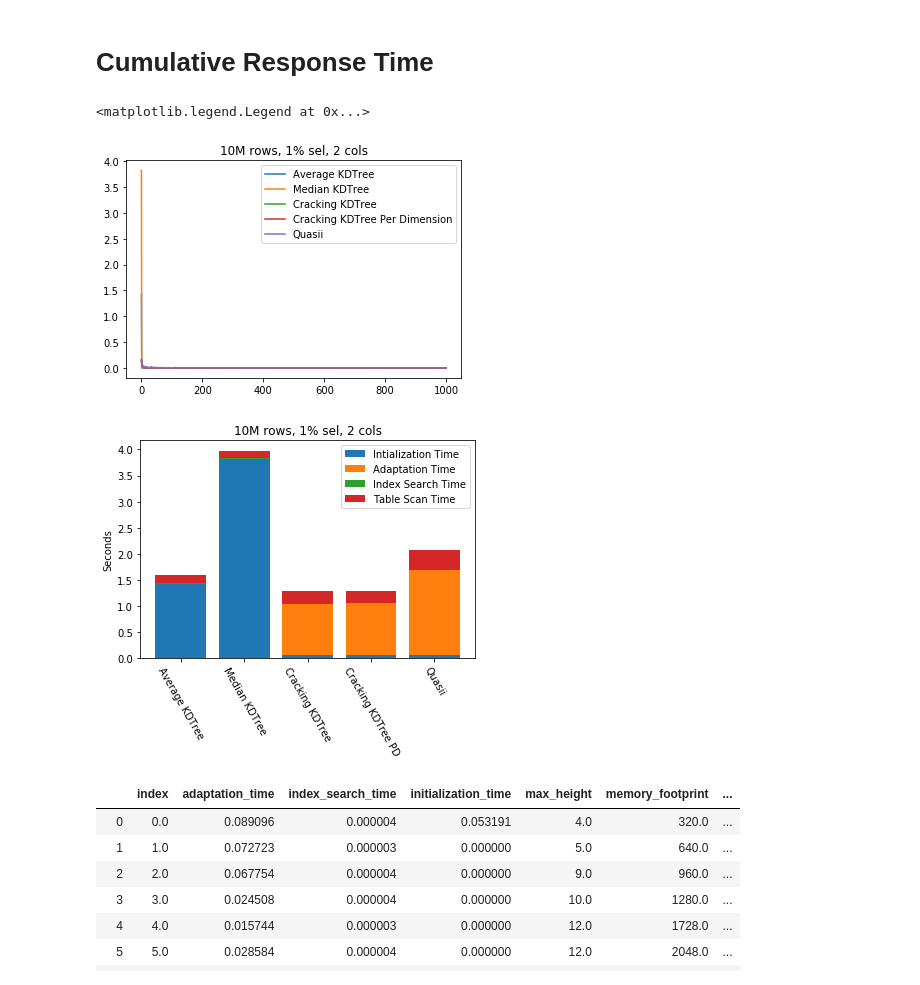
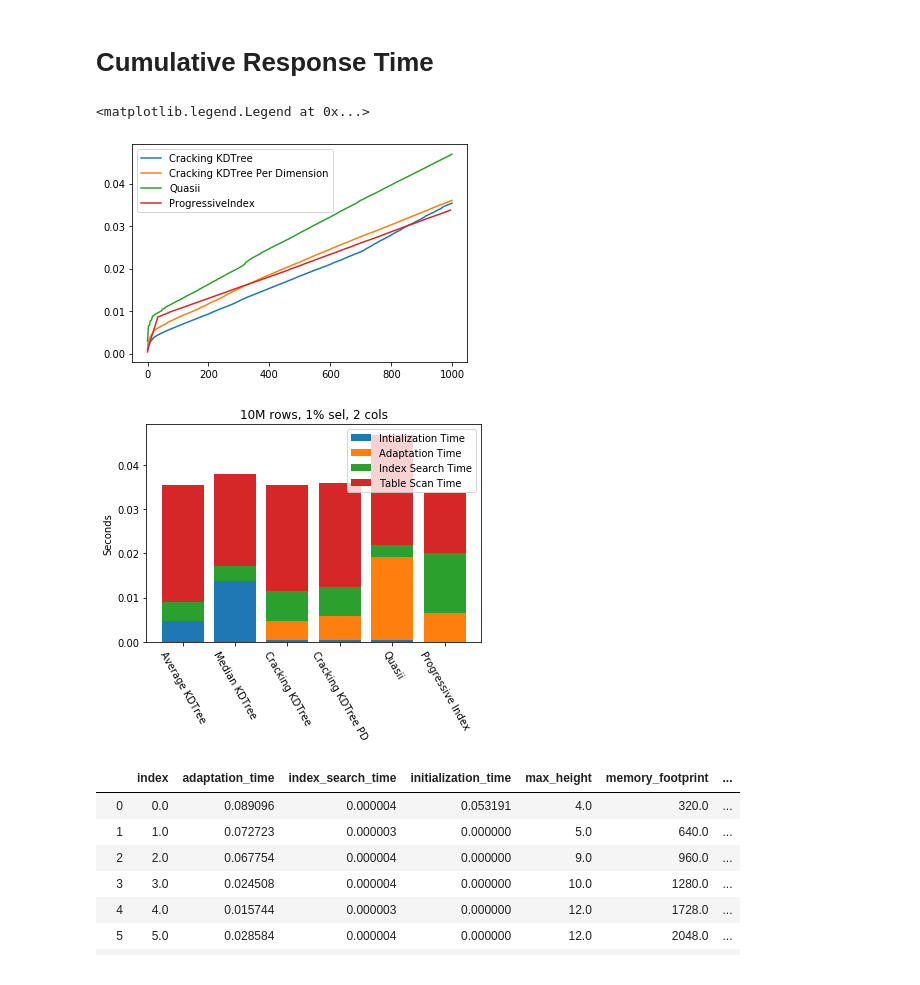
Before and after one commit to pdet/MultidimensionalAdaptiveIndexing, a Jupyter notebook: experiments/uniformdata-randomworkload/plots.ipynb, the cells around one changed output. Drawn from its saved outputs; the diff is of its cells as text; code cells hidden in the pictures.

```diff
--- a/experiments/uniformdata-randomworkload/plots.ipynb
+++ b/experiments/uniformdata-randomworkload/plots.ipynb
@@ -6,16 +6,17 @@ pd.set_option('display.max_rows', 1000)
 %matplotlib inline
 # %%
 files = {
-    'AverageKDTree': 'results/4-',
-    'MedianKDTree': 'results/5-',
-    'CrackingKDTree': 'results/2-',
-    'CrackingKDTreePerDimension': 'results/3-',
-    'Quasii': 'results/6-',
-    'FullScan':'results/1-',
-    'FullScanCandidate': 'results/111-'
+    'AverageKDTree': 'average_kd_tree',
+    'MedianKDTree': 'median_kd_tree',
+    'CrackingKDTree': 'cracking_kd_tree',
+    'CrackingKDTreePerDimension': 'cracking_kd_tree_pd',
+    'Quasii': 'quasii',
+    'FullScan':'full_scan',
+    'FullScanCandidate': 'full_scan_cl',
+    'ProgressiveIndex': 'progressive_index-0-2'
 }
 def read_df(path):
-    df = pd.read_csv(path)
+    df = pd.read_csv('results/2cols-' + path + '-1024.csv')
     repetitions = df['repetition'].max() + 1
     step = int(len(df.index)/repetitions)
     df_final = df[:step].copy().reset_index()
@@ -25,21 +26,20 @@ def read_df(path):
 # %% [markdown]
 # Cumulative Response Time
 # %%
-cols="2"
 def plot_time(df, name):
-    plt.plot((df['initialization_time'] + df['index_search_time'] + df['scan_time'] + df['adaptation_time']), label=name)
-plot_time(read_df(files['AverageKDTree'] + cols), 'Average KDTree')
-plot_time(read_df(files['MedianKDTree'] + cols), 'Median KDTree')
-plot_time(read_df(files['CrackingKDTree'] + cols), 'Cracking KDTree')
-plot_time(read_df(files['CrackingKDTreePerDimension'] + cols), 'Cracking KDTree Per Dimension')
-plot_time(read_df(files['Quasii'] + cols), 'Quasii')
+    plt.plot((df['initialization_time'] + df['index_search_time'] + df['scan_time'] + df['adaptation_time']).cumsum(), label=name)
+# plot_time(read_df(files['AverageKDTree']), 'Average KDTree')
+# plot_time(read_df(files['MedianKDTree']), 'Median KDTree')
+plot_time(read_df(files['CrackingKDTree']), 'Cracking KDTree')
+plot_time(read_df(files['CrackingKDTreePerDimension']), 'Cracking KDTree Per Dimension')
+plot_time(read_df(files['Quasii']), 'Quasii')
+plot_time(read_df(files['ProgressiveIndex']), 'ProgressiveIndex')
 # plt.plot(pd.read_csv(files['FullScan'] + cols)['scan_time'].cumsum(), label='Full Scan')
 # plt.plot(pd.read_csv(files['FullScanCandidate'] + cols)['scan_time'].cumsum(), label='Full Scan Candidate List')
-plt.title(f"10M rows, 1% sel, {cols} cols")
 plt.legend()
 # %% [output]
 <matplotlib.legend.Legend at 0x...>
-[figure, old version]
+[figure, new version]
 # %%
 def stack_bar(dfs, names):
     ind = list(range(len(dfs)))
@@ -66,13 +66,14 @@ def stack_bar(dfs, names):
 cols = "2"
 stack_bar(
     [
-        read_df(files['AverageKDTree'] + cols),
-        read_df(files['MedianKDTree'] + cols),
-        read_df(files['CrackingKDTree'] + cols),
-        read_df(files['CrackingKDTreePerDimension'] + cols),
-        read_df(files['Quasii'] + cols),
-#         read_df(files['FullScan'] + cols),
-#         read_df(files['FullScanCandidate'] + cols)
+        read_df(files['AverageKDTree']),
+        read_df(files['MedianKDTree']),
+        read_df(files['CrackingKDTree']),
+        read_df(files['CrackingKDTreePerDimension']),
+        read_df(files['Quasii']),
+#         read_df(files['FullScan']),
+#         read_df(files['FullScanCandidate']),
+        read_df(files['ProgressiveIndex'])
     ],
     [
         "Average KDTree",
@@ -80,12 +81,13 @@ stack_bar(
         "Cracking KDTree",
         "Cracking KDTree PD",
         "Quasii",
-        "Full Scan (BitVector)",
-        "Full Scan (Candidate List)"
+#         "Full Scan (BitVector)",
+#         "Full Scan (Candidate List)",
+        "Progressive Index"
     ]
 )
 # %% [output]
-[figure, old version]
+[figure, new version]
 # %%
 (read_df(files['CrackingKDTree'] + cols))
 # %% [output]
```
Also changed, not shown: 1 other file.
